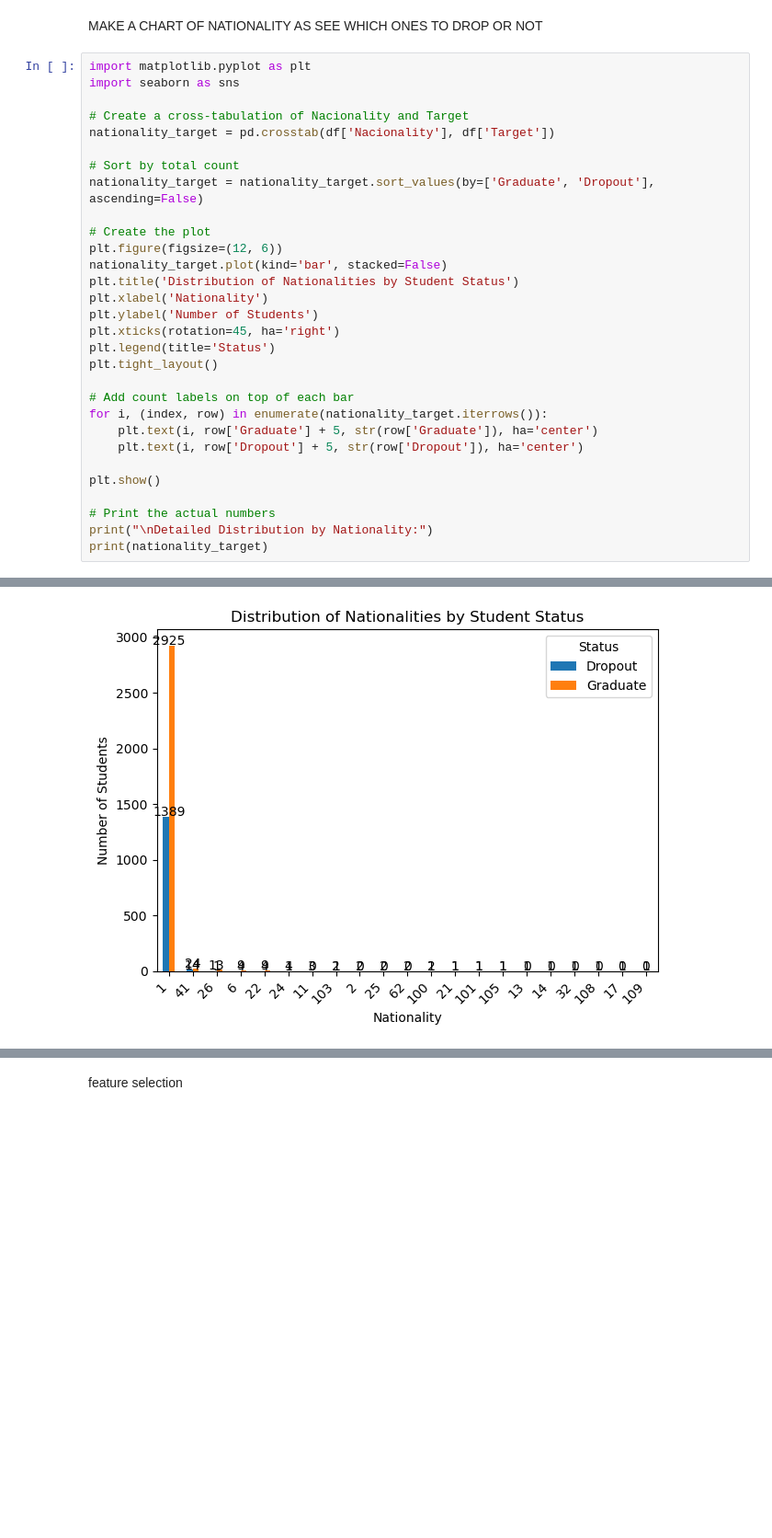
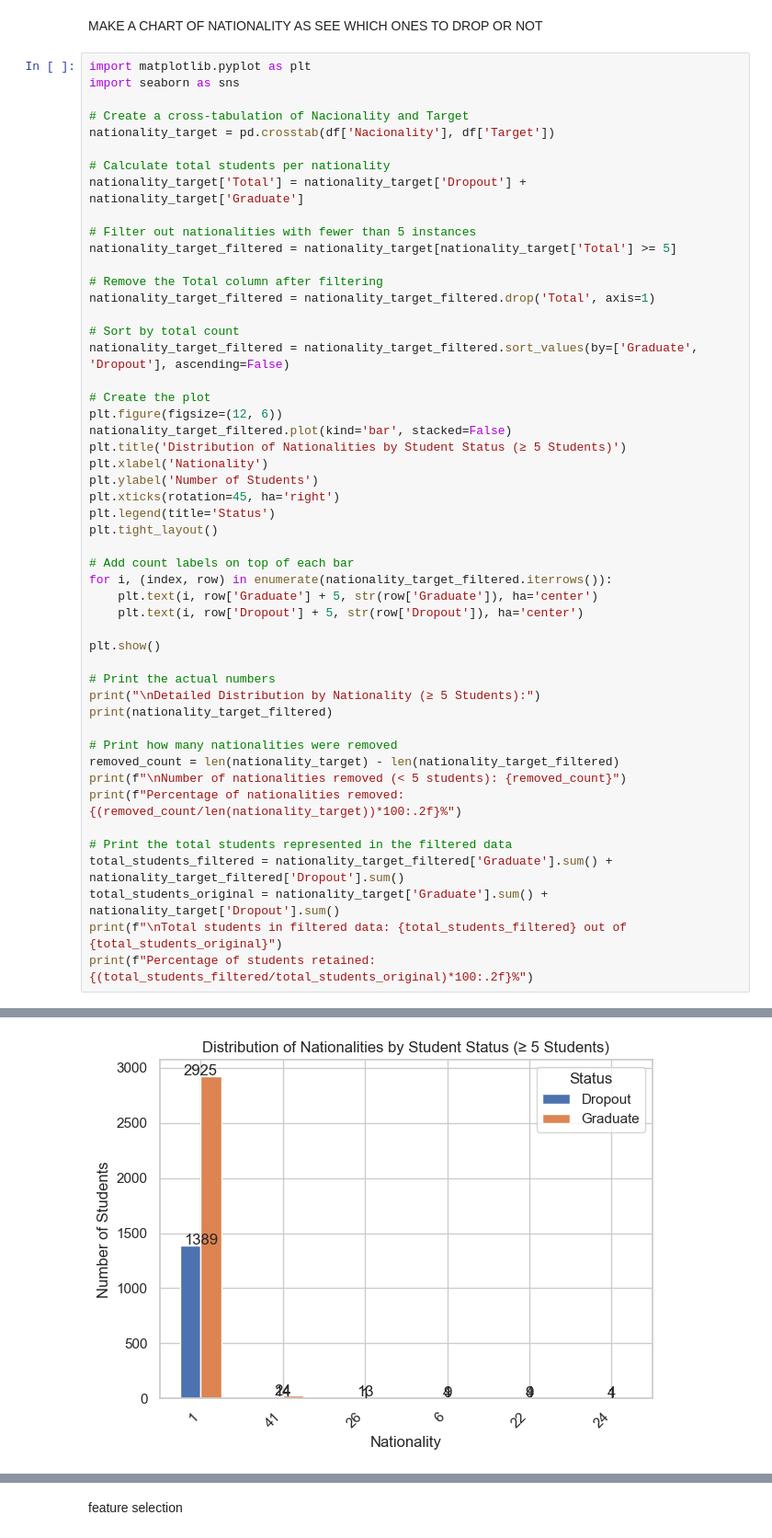
Before and after one commit to azeiber/student-droupout-detection, a Jupyter notebook: Studentdropoutandacademicsuccess.ipynb, the cells around one changed output, grey strips where cells are left out. Shown at 92% size. Cells and saved outputs as stored; diff of their text form; blank space fills up the shorter version.

```diff
--- a/Studentdropoutandacademicsuccess.ipynb
+++ b/Studentdropoutandacademicsuccess.ipynb
@@ -235,33 +235,53 @@ MAKE A CHART OF NATIONALITY AS SEE WHICH ONES TO DROP OR NOT
 # %%
 import matplotlib.pyplot as plt
 import seaborn as sns
 
 # Create a cross-tabulation of Nacionality and Target
 nationality_target = pd.crosstab(df['Nacionality'], df['Target'])
 
+# Calculate total students per nationality
+nationality_target['Total'] = nationality_target['Dropout'] + nationality_target['Graduate']
+
+# Filter out nationalities with fewer than 5 instances
+nationality_target_filtered = nationality_target[nationality_target['Total'] >= 5]
+
+# Remove the Total column after filtering
+nationality_target_filtered = nationality_target_filtered.drop('Total', axis=1)
+
 # Sort by total count
-nationality_target = nationality_target.sort_values(by=['Graduate', 'Dropout'], ascending=False)
+nationality_target_filtered = nationality_target_filtered.sort_values(by=['Graduate', 'Dropout'], ascending=False)
 
 # Create the plot
 plt.figure(figsize=(12, 6))
-nationality_target.plot(kind='bar', stacked=False)
-plt.title('Distribution of Nationalities by Student Status')
+nationality_target_filtered.plot(kind='bar', stacked=False)
+plt.title('Distribution of Nationalities by Student Status (≥ 5 Students)')
 plt.xlabel('Nationality')
 plt.ylabel('Number of Students')
 plt.xticks(rotation=45, ha='right')
 plt.legend(title='Status')
 plt.tight_layout()
 
 # Add count labels on top of each bar
-for i, (index, row) in enumerate(nationality_target.iterrows()):
+for i, (index, row) in enumerate(nationality_target_filtered.iterrows()):
     plt.text(i, row['Graduate'] + 5, str(row['Graduate']), ha='center')
     plt.text(i, row['Dropout'] + 5, str(row['Dropout']), ha='center')
 
 plt.show()
 
 # Print the actual numbers
-print("\nDetailed Distribution by Nationality:")
-print(nationality_target)
+print("\nDetailed Distribution by Nationality (≥ 5 Students):")
+print(nationality_target_filtered)
+
+# Print how many nationalities were removed
+removed_count = len(nationality_target) - len(nationality_target_filtered)
+print(f"\nNumber of nationalities removed (< 5 students): {removed_count}")
+print(f"Percentage of nationalities removed: {(removed_count/len(nationality_target))*100:.2f}%")
+
+# Print the total students represented in the filtered data
+total_students_filtered = nationality_target_filtered['Graduate'].sum() + nationality_target_filtered['Dropout'].sum()
+total_students_original = nationality_target['Graduate'].sum() + nationality_target['Dropout'].sum()
+print(f"\nTotal students in filtered data: {total_students_filtered} out of {total_students_original}")
+print(f"Percentage of students retained: {(total_students_filtered/total_students_original)*100:.2f}%")
 # %% [output]
 <Figure size 1200x600 with 0 Axes>
-[figure, old version]
+[figure, new version]
```
Also changed, not shown: parts of 1 cell of this notebook.
